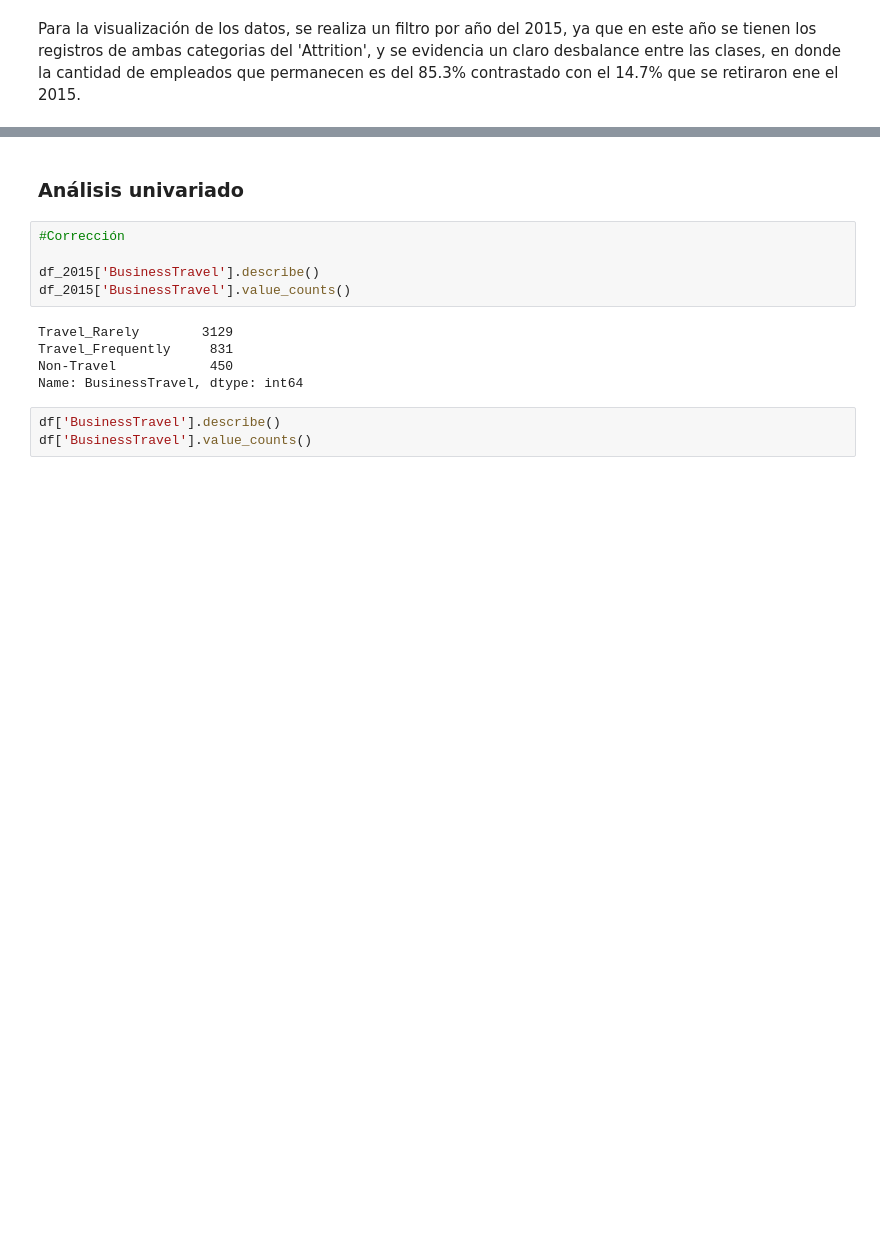
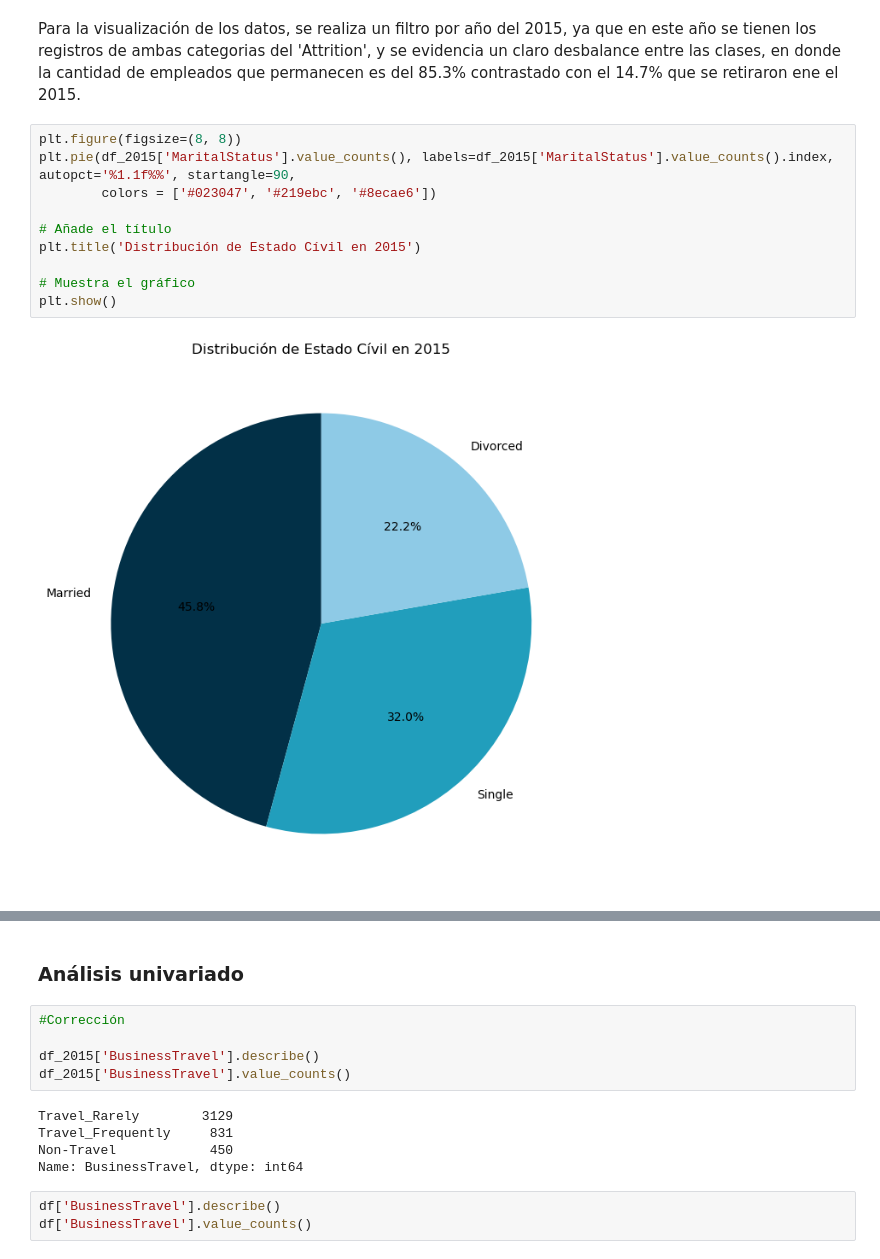
Before and after one commit to SantiRestrepoOlarte/ML_HumanResources, a Jupyter notebook: c_exploracion_de_datos.ipynb, the cells around one changed output, grey strips where cells are left out. Cells and saved outputs as stored; diff of their text form; blank space fills up the shorter version.

```diff
--- a/c_exploracion_de_datos.ipynb
+++ b/c_exploracion_de_datos.ipynb
@@ -194,2 +194,14 @@ plt.show()
 # %% [markdown]
 Para la visualización de los datos, se realiza un filtro por año del 2015, ya que en este año se tienen los registros de ambas categorias del 'Attrition', y se evidencia un claro desbalance entre las clases, en donde la cantidad de empleados que permanecen es del 85.3% contrastado con el 14.7% que se retiraron ene el 2015.
+# %%
+plt.figure(figsize=(8, 8))
+plt.pie(df_2015['MaritalStatus'].value_counts(), labels=df_2015['MaritalStatus'].value_counts().index, autopct='%1.1f%%', startangle=90,
+        colors = ['#023047', '#219ebc', '#8ecae6'])
+
+# Añade el título
+plt.title('Distribución de Estado Cívil en 2015')
+
+# Muestra el gráfico
+plt.show()
+# %% [output]
+[figure, added]
```
Also changed, not shown: parts of 9 cells of this notebook, 1 other file.
